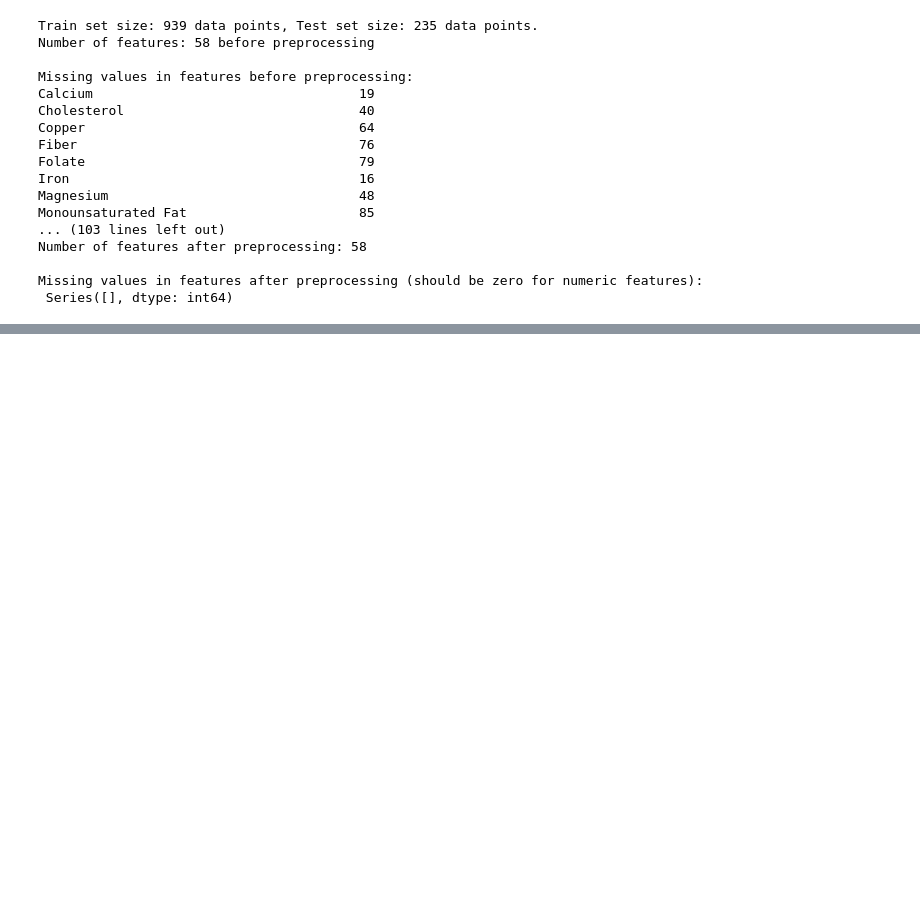
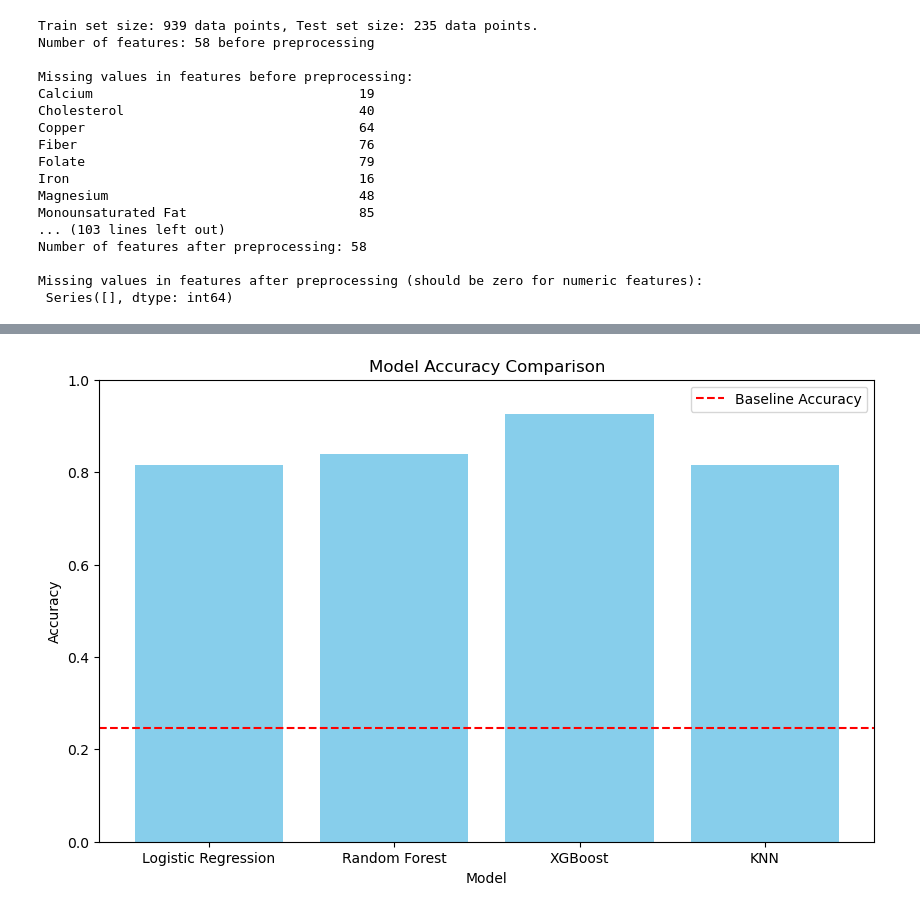
Before and after one commit to mlo20030/data1030_midterm, a Jupyter notebook: midterm.ipynb, the cells around one changed output, grey strips where cells are left out. Drawn from its saved outputs; the diff is of its cells as text; code cells hidden in the pictures; blank space fills up the shorter version.

```diff
--- a/midterm.ipynb
+++ b/midterm.ipynb
@@ -293,0 +937,16 @@ Missing values in features after preprocessing (should be zero for numeric featu
+# %%
+plt.figure(figsize=(10, 6))
+model_names = list(results.keys())
+accuracies = [results[name]['test_accuracy'] for name in model_names]
+plt.bar(model_names, accuracies, color='skyblue')
+plt.axhline(
+    y=baseline_accuracy, color='r', linestyle='--', label='Baseline Accuracy'
+)
+plt.title('Model Accuracy Comparison')
+plt.ylabel('Accuracy')
+plt.xlabel('Model')
+plt.ylim(0, 1)
+plt.legend()
+plt.show()
+# %% [output]
+[figure, added]
```
Also changed, not shown: parts of 6 cells of this notebook.
